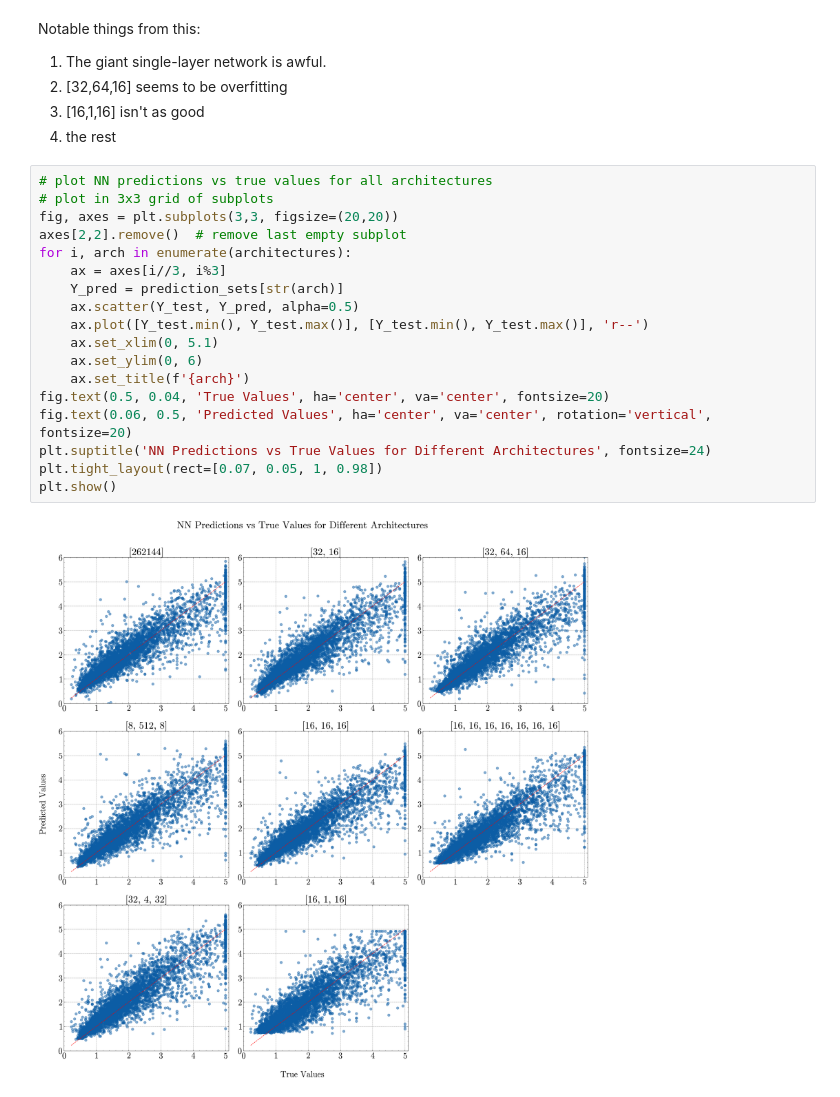
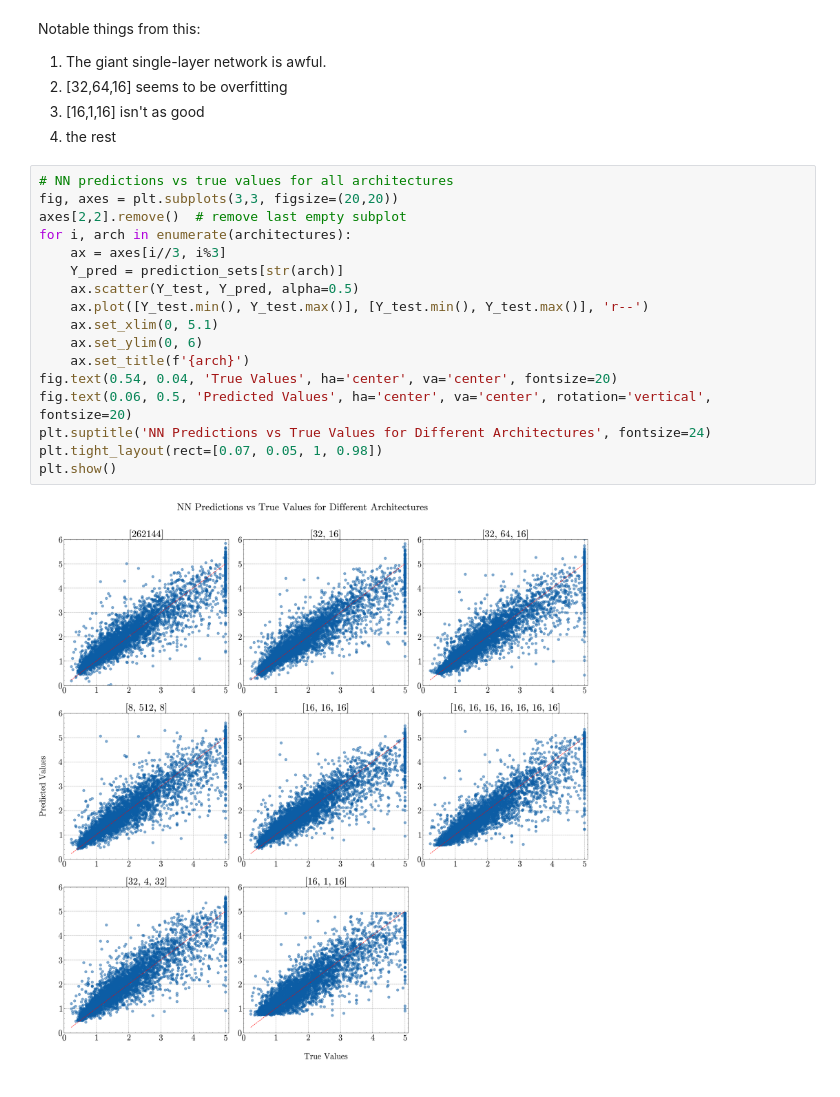
Before and after one commit to DanielHBreger/university-notes, a Jupyter notebook: Semester 5/Machine Learning/HW/HW1/q4.ipynb, the cells around one changed output. Saved outputs shown, nothing was run; the diff lists cells and outputs as text.

```diff
--- a/Semester 5/Machine Learning/HW/HW1/q4.ipynb
+++ b/Semester 5/Machine Learning/HW/HW1/q4.ipynb
@@ -403,22 +403,21 @@ Notable things from this:
 3. [16,1,16] isn't as good
 4. the rest
 # %%
-# plot NN predictions vs true values for all architectures
-# plot in 3x3 grid of subplots
+# NN predictions vs true values for all architectures
 fig, axes = plt.subplots(3,3, figsize=(20,20))
 axes[2,2].remove()  # remove last empty subplot
 for i, arch in enumerate(architectures):
     ax = axes[i//3, i%3]
     Y_pred = prediction_sets[str(arch)]
     ax.scatter(Y_test, Y_pred, alpha=0.5)
     ax.plot([Y_test.min(), Y_test.max()], [Y_test.min(), Y_test.max()], 'r--')
     ax.set_xlim(0, 5.1)
     ax.set_ylim(0, 6)
     ax.set_title(f'{arch}')
-fig.text(0.5, 0.04, 'True Values', ha='center', va='center', fontsize=20)
+fig.text(0.54, 0.04, 'True Values', ha='center', va='center', fontsize=20)
 fig.text(0.06, 0.5, 'Predicted Values', ha='center', va='center', rotation='vertical', fontsize=20)
 plt.suptitle('NN Predictions vs True Values for Different Architectures', fontsize=24)
 plt.tight_layout(rect=[0.07, 0.05, 1, 0.98])
 plt.show()
 # %% [output]
-[figure, old version]
+[figure, new version]
```
Also changed, not shown: parts of 7 cells of this notebook.
